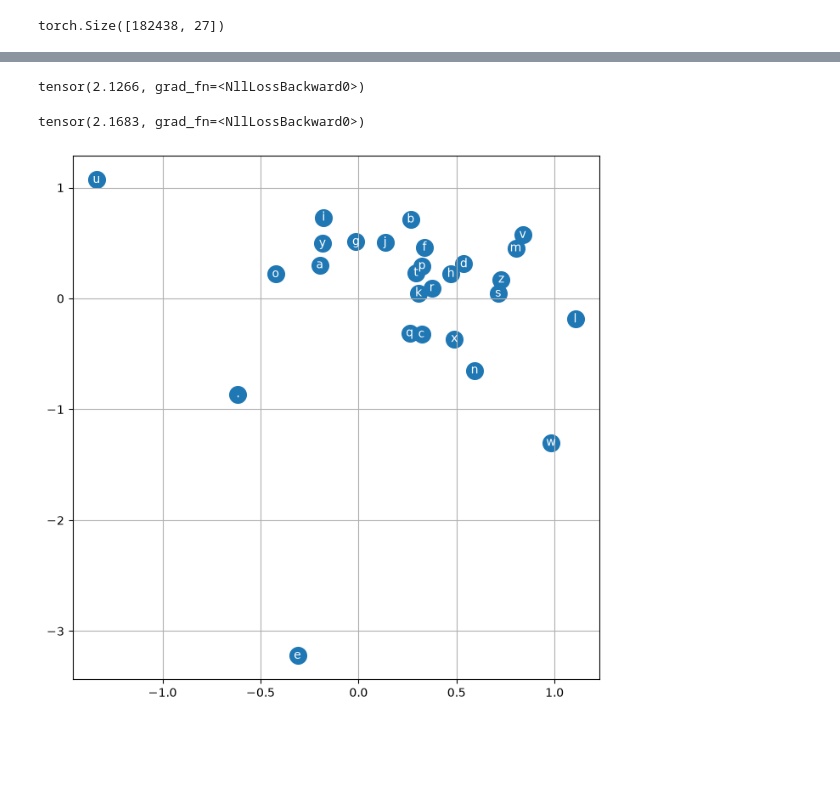
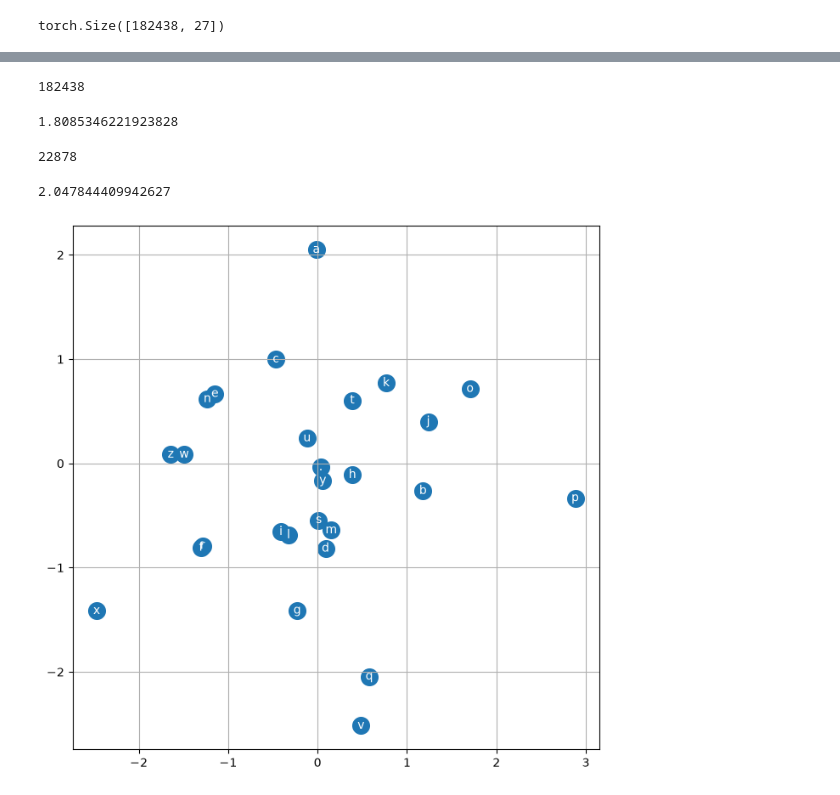
Before and after one commit to Davidputra6000CC/build_transformers_from_scratch, a Jupyter notebook: src/multi_level_perceptron.ipynb, the cells around one changed output, grey strips where cells are left out. Drawn from its saved outputs; the diff is of its cells as text; code cells hidden in the pictures; blank space fills up the shorter version.

```diff
--- a/src/multi_level_perceptron.ipynb
+++ b/src/multi_level_perceptron.ipynb
@@ -162,8 +164,8 @@ h.shape
 torch.Size([182438, 150])
 # %%
 # Final Layer
-W2 = torch.randn((150, 27))
-b2 = torch.randn((27))
+W2 = torch.randn((150, 27), device=device)
+b2 = torch.randn((27), device=device)
 # %%
 logits = h @ W2 + b2
 # %%
@@ -190,11 +192,11 @@ Xtr.shape, Ytr.shape # dataset
 # %%
-g = torch.Generator().manual_seed(45127676)
+C = torch.randn((27, 30), device=device, requires_grad=True)
 
-C = torch.randn((27, 10), generator=g)
-W1 = torch.randn((30, 200), generator=g)
-b1 = torch.randn(200, generator=g)
-W2 = torch.randn((200, 27), generator=g)
-b2 = torch.randn(27, generator=g)
+W1 = (torch.randn((300, 200), device=device) * (5/3) / (200**0.5)).requires_grad_()
+b1 = torch.zeros(200, device=device, requires_grad=True)
+
+W2 = (torch.randn((200, 27),  device=device) * 0.01).requires_grad_()
+b2 = torch.zeros(27, device=device, requires_grad=True)
 
 parameters = [C, W1, b1, W2, b2]
 # %%
@@ -203,0 +206,8 @@ sum(p.nelement() for p in parameters) # number of parameters in total
+# %%
+for name, p in zip(["C", "W1", "b1", "W2", "b2"], parameters):
+    print(
+        f"{name}: mean={p.mean().item():.4f}, "
+        f"std={p.std().item():.4f}, "
+        f"min={p.min().item():.4f}, "
+        f"max={p.max().item():.4f}"
+    )
@@ -214,12 +227,13 @@ stepi = []
 # %%
-for i in range(200000):
+# older code
+for i in range(1):
 
   # Minibatch construct
-  ix = torch.randint(0, Xtr.shape[0], (32,))
+  ix = torch.randint(0, Xtr.shape[0], (32,), device=device)
 
   # Forward pass
-  emb = C[Xtr[ix]] # (32, 3, 10)
-  h = torch.tanh(emb.view(-1, 30) @ W1 + b1) # (32, 200)
+  emb = C[Xtr[ix]] # (32, 10, 30)
+  h = torch.tanh(emb.view(-1, 300) @ W1 + b1) # (32, 300)
   logits = h @ W2 + b2 # (32, 27)
   loss = F.cross_entropy(logits, Ytr[ix])
 
@@ -231,12 +245,13 @@ for i in range(200000):
   # Update (learning rate decay)
   #lr = lrs[i]
   lr = 0.1 if i < 100000 else 0.01
-  for p in parameters:
-    p.data += -lr * p.grad
+  with torch.no_grad():
+    for p in parameters:
+        p -= lr * p.grad
 
   # Track stats
   #lri.append(lre[i])
   stepi.append(i)
   lossi.append(loss.log10().item())
 
-#print(loss.item())
+print(loss.item())
@@ -252,27 +413,37 @@ print(loss.item()) # Got very far from the biagram model in terms of loss value
+# %%
+N = Xtr.shape[0]
+N
+# %% [output]
+182438
 # %%
-# Networks seen values
-emb = C[Xtr] # (32, 3, 2)
-h = torch.tanh(emb.view(-1, 30) @ W1 + b1) # (32, 100)
-logits = h @ W2 + b2 # (32, 27)
+# Network's seen values
+emb = C[Xtr]                                 # (N, 10, 30)
+h = torch.tanh(emb.view(-1, 300) @ W1 + b1)  # (N, 300)
+logits = h @ W2 + b2                         # (N, 27)
 loss = F.cross_entropy(logits, Ytr)
-loss
+loss.item()
 # %% [output]
-tensor(2.1266, grad_fn=<NllLossBackward0>)
+1.8085346221923828
+# %%
+N = Xdev.shape[0]
+N
+# %% [output]
+22878
 # %%
-# Networks not seen values
-emb = C[Xdev] # (32, 3, 2)
-h = torch.tanh(emb.view(-1, 30) @ W1 + b1) # (32, 100)
-logits = h @ W2 + b2 # (32, 27)
+# Network's unseen values (validation set)
+emb = C[Xdev]                                # (Ndev, 10, 30)
+h = torch.tanh(emb.view(-1, 300) @ W1 + b1)  # (Ndev, 300)
+logits = h @ W2 + b2                         # (Ndev, 27)
 loss = F.cross_entropy(logits, Ydev)
-loss
+loss.item()
 # %% [output]
-tensor(2.1683, grad_fn=<NllLossBackward0>)
+2.047844409942627
 # %%
 # visualize dimensions 0 and 1 of the embedding matrix C for all characters
 plt.figure(figsize=(8,8))
-plt.scatter(C[:,0].data, C[:,1].data, s=200)
+plt.scatter(C[:, 0].detach().cpu(), C[:, 1].detach().cpu(), s=200)
 for i in range(C.shape[0]):
     plt.text(C[i,0].item(), C[i,1].item(), itos[i], ha="center", va="center", color='white')
 plt.grid('minor')
 # %% [output]
-[figure, old version]
+[figure, new version]
```
Also changed, not shown: parts of 32 cells of this notebook, 1 other file.
